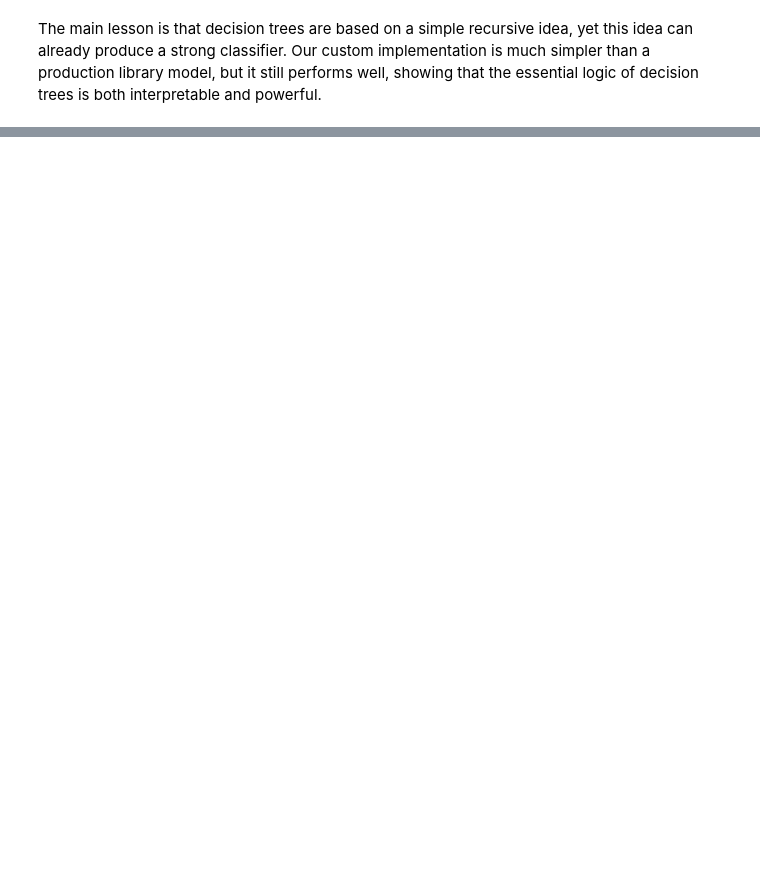
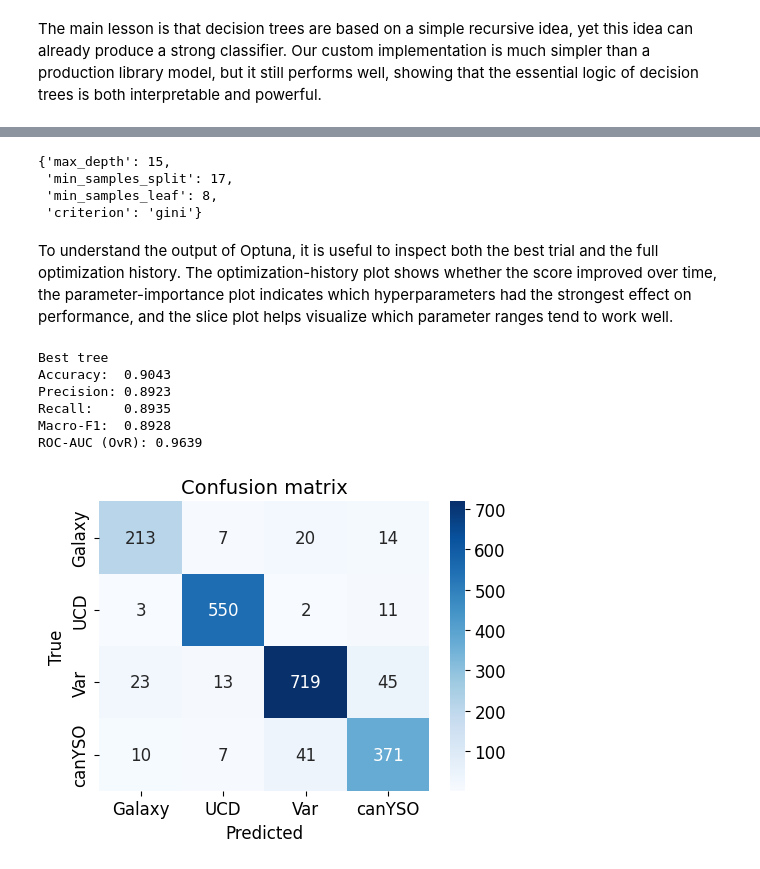
Before and after one commit to iamaleksandra/AI-in-astro-tutorial-supervised, a Jupyter notebook: classification.ipynb, the cells around one changed output, grey strips where cells are left out. Saved outputs shown, nothing was run; the diff lists cells and outputs as text; code cells hidden in the pictures; blank space fills up the shorter version.

```diff
--- a/classification.ipynb
+++ b/classification.ipynb
@@ -1324,0 +1391,3 @@ ROC-AUC (OvR): 0.9895
+# %%
+study_tree = optuna.create_study(direction="maximize")
+study_tree.optimize(objective_tree, n_trials=50)
@@ -1324,0 +1412,32 @@ ROC-AUC (OvR): 0.9895
+# %%
+study_tree.best_params
+# %% [output]
+{'max_depth': 15,
+ 'min_samples_split': 17,
+ 'min_samples_leaf': 8,
+ 'criterion': 'gini'}
+# %% [markdown]
+To understand the output of Optuna, it is useful to inspect both the best trial and the full optimization history. The optimization-history plot shows whether the score improved over time, the parameter-importance plot indicates which hyperparameters had the strongest effect on performance, and the slice plot helps visualize which parameter ranges tend to work well.
+# %%
+import optuna.visualization as vis
+
+vis.plot_optimization_history(study_tree)
+vis.plot_param_importances(study_tree)
+vis.plot_slice(study_tree)
+# %%
+best_tree = DecisionTreeClassifier(
+    **study_tree.best_params,
+    random_state=42,
+)
+
+best_tree.fit(X_train_prep, y_train)
+
+evaluate_model('Best tree', best_tree, X_train_prep, y_train)
+# %% [output]
+Best tree
+Accuracy:  0.9043
+Precision: 0.8923
+Recall:    0.8935
+Macro-F1:  0.8928
+ROC-AUC (OvR): 0.9639
+[figure, added]
```
Also changed, not shown: parts of 18 cells of this notebook.
